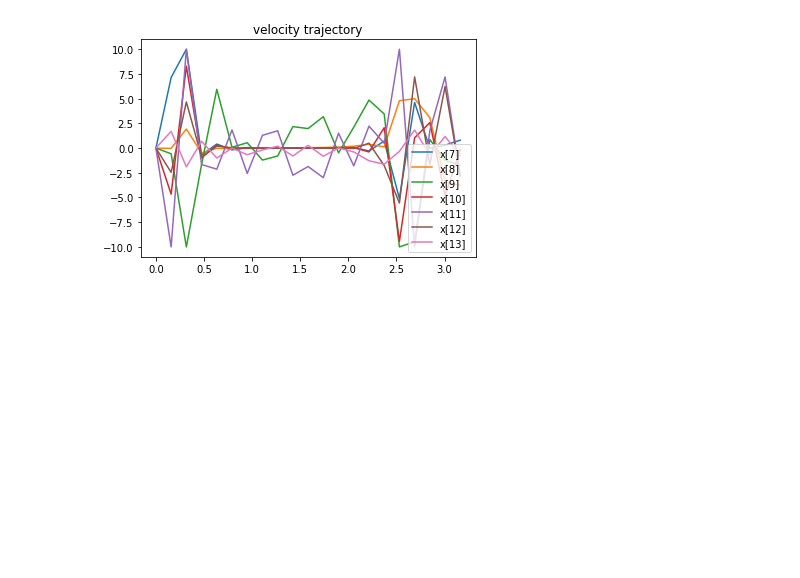
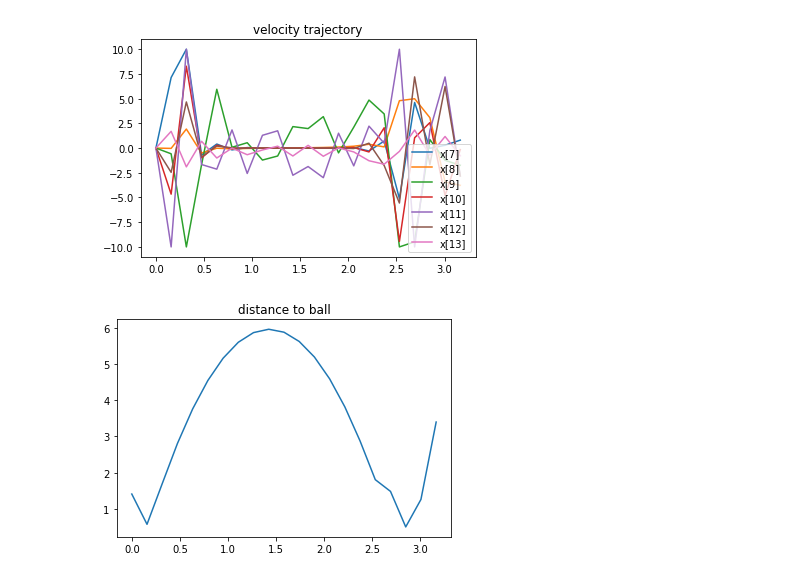
Before and after one commit to FischerMoseley/yoink, a Jupyter notebook: yoink.ipynb, the cells around one changed output. Cells and saved outputs as stored; diff of their text form; code cells hidden in the pictures; blank space fills up the shorter version.

Commit message:
reconstruct end effector position with forward dynamics, plot to gain intuition about trajectory

```diff
--- a/yoink.ipynb
+++ b/yoink.ipynb
@@ -469,3 +469,92 @@ plt.show()
 [figure]
 [figure]
 [figure]
+# %%
+plant_f = MultibodyPlant(time_step = 0)
+iiwa = AddIiwa(plant_f)
+W = plant_f.world_frame()
+L0 = plant_f.GetFrameByName("iiwa_link_0", iiwa)
+L7 = plant_f.GetFrameByName("iiwa_link_7", iiwa)
+
+
+plant_f.Finalize()
+context_f = plant_f.CreateDefaultContext()
+plant_ad = plant_f.ToAutoDiffXd()
+context_ad = plant_ad.CreateDefaultContext()
+
+def reconstruct_end_effector_position(xs):
+    frames = []
+    for x in xs:
+        q = x[:7]
+
+        # Choose plant and context based on dtype.
+        if q.dtype == float:
+            plant = plant_f
+            context = context_f
+        else:
+            # Assume AutoDiff.
+            plant = plant_ad
+            context = context_ad
+
+        # Do forward kinematics.
+        plant.SetPositions(context, iiwa, q)
+        X_WL7 = plant.CalcRelativeTransform(context, resolve_frame(plant, W), resolve_frame(plant, L7))
+        frames.append(X_WL7)
+
+    return frames
+
+def reconstruct_ball_position(ts):
+    frames = []
+    for time in ts:
+        g = -7
+        px_i = 0.5
+        py_i = 0.5
+        pz_i = 0
+        vx_i = 0
+        vy_i = 0
+        vz_i = 10
+
+        px_t = px_i + (vx_i*time)
+        py_t = py_i + (vy_i*time)
+        pz_t = pz_i + (vz_i*time) + (0.5*g*time**2)
+        p_WT = RigidTransform(RotationMatrix.MakeXRotation(0), [px_t, py_t, pz_t])
+        frames.append(p_WT)
+
+    return frames
+
+end_effector_trajectory = reconstruct_end_effector_position(xs)
+ball_trajectory = reconstruct_ball_position(t_trajectory)
+
+end_effector_trajectory_translational = np.array( [i.translation() for i in end_effector_trajectory] )
+ball_trajectory_translational = np.array( [i.translation() for i in ball_trajectory] )
+displacement = end_effector_trajectory_translational - ball_trajectory_translational
+
+distance = np.linalg.norm(displacement, axis=1)
+
+plt.plot(t_trajectory, distance)
+plt.title('distance to ball')
+plt.show()
+
+plt.plot(t_trajectory, displacement[:,0], label = 'x')
+plt.plot(t_trajectory, displacement[:,1], label = 'y')
+plt.plot(t_trajectory, displacement[:,2], label = 'z')
+plt.legend()
+plt.title('displacement between gripper and ball')
+plt.show()
+
+
+plt.plot(t_trajectory, end_effector_trajectory_translational[:,0], label='x')
+plt.plot(t_trajectory, end_effector_trajectory_translational[:,1], label='y')
+plt.plot(t_trajectory, end_effector_trajectory_translational[:,2], label='z')
+plt.legend()
+plt.title('end effector trajectory')
+plt.show()
+
+plt.plot(t_trajectory, ball_trajectory_translational[:,0], label='x')
+plt.plot(t_trajectory, ball_trajectory_translational[:,1], label='y')
+plt.plot(t_trajectory, ball_trajectory_translational[:,2], label='z')
+plt.legend()
+plt.title('ball trajectory')
+plt.show()
+# %% [output]
+[figure, added]
```
Also changed, not shown: parts of 2 cells of this notebook.
